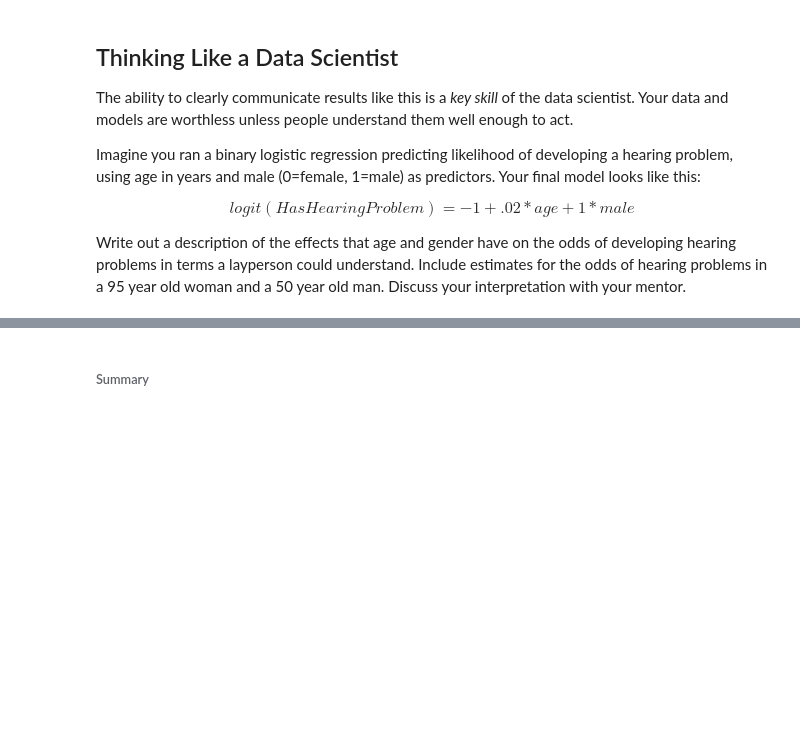
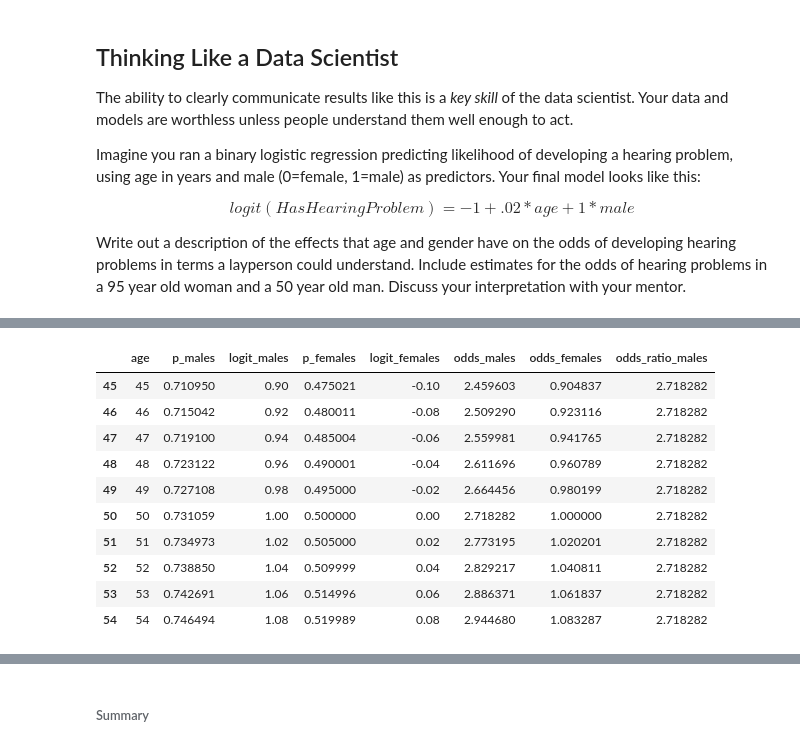
Before and after one commit to djrgit/coursework, a Jupyter notebook: thinkful/data_science/my_progress/unit_3_deeper_into_supervised_learning/Unit 3 - Lesson 3 - TLADS Drill.ipynb, the cells around one changed output, grey strips where cells are left out. Cells and saved outputs as stored; diff of their text form; code cells hidden in the pictures; blank space fills up the shorter version.

```diff
--- a/thinkful/data_science/my_progress/unit_3_deeper_into_supervised_learning/Unit 3 - Lesson 3 - TLADS Drill.ipynb
+++ b/thinkful/data_science/my_progress/unit_3_deeper_into_supervised_learning/Unit 3 - Lesson 3 - TLADS Drill.ipynb
@@ -28 +54,15 @@ df = pd.DataFrame(data)
+# %%
+df[45:55]
+# %% [output]
+|  | age | p_males | logit_males | p_females | logit_females | odds_males | odds_females | odds_ratio_males |
+| 45 | 45 | 0.710950 | 0.90 | 0.475021 | -0.10 | 2.459603 | 0.904837 | 2.718282 |
+| 46 | 46 | 0.715042 | 0.92 | 0.480011 | -0.08 | 2.509290 | 0.923116 | 2.718282 |
+| 47 | 47 | 0.719100 | 0.94 | 0.485004 | -0.06 | 2.559981 | 0.941765 | 2.718282 |
+| 48 | 48 | 0.723122 | 0.96 | 0.490001 | -0.04 | 2.611696 | 0.960789 | 2.718282 |
+| 49 | 49 | 0.727108 | 0.98 | 0.495000 | -0.02 | 2.664456 | 0.980199 | 2.718282 |
+| 50 | 50 | 0.731059 | 1.00 | 0.500000 | 0.00 | 2.718282 | 1.000000 | 2.718282 |
+| 51 | 51 | 0.734973 | 1.02 | 0.505000 | 0.02 | 2.773195 | 1.020201 | 2.718282 |
+| 52 | 52 | 0.738850 | 1.04 | 0.509999 | 0.04 | 2.829217 | 1.040811 | 2.718282 |
+| 53 | 53 | 0.742691 | 1.06 | 0.514996 | 0.06 | 2.886371 | 1.061837 | 2.718282 |
+| 54 | 54 | 0.746494 | 1.08 | 0.519989 | 0.08 | 2.944680 | 1.083287 | 2.718282 |
 # %%
```
Also changed, not shown: parts of 11 cells of this notebook.
